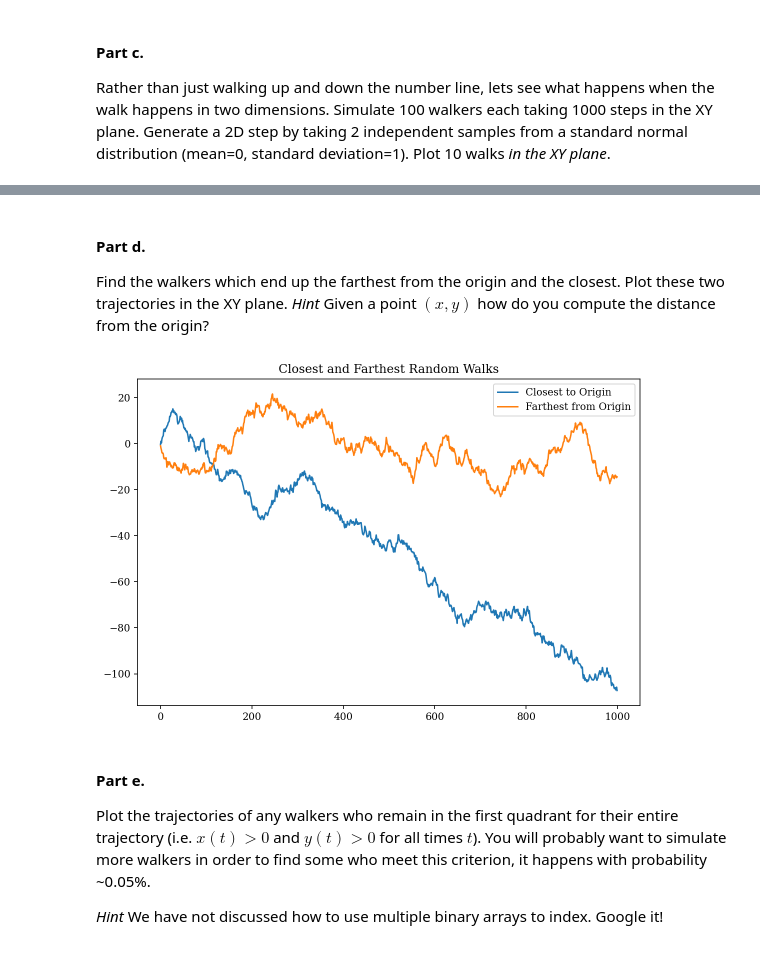
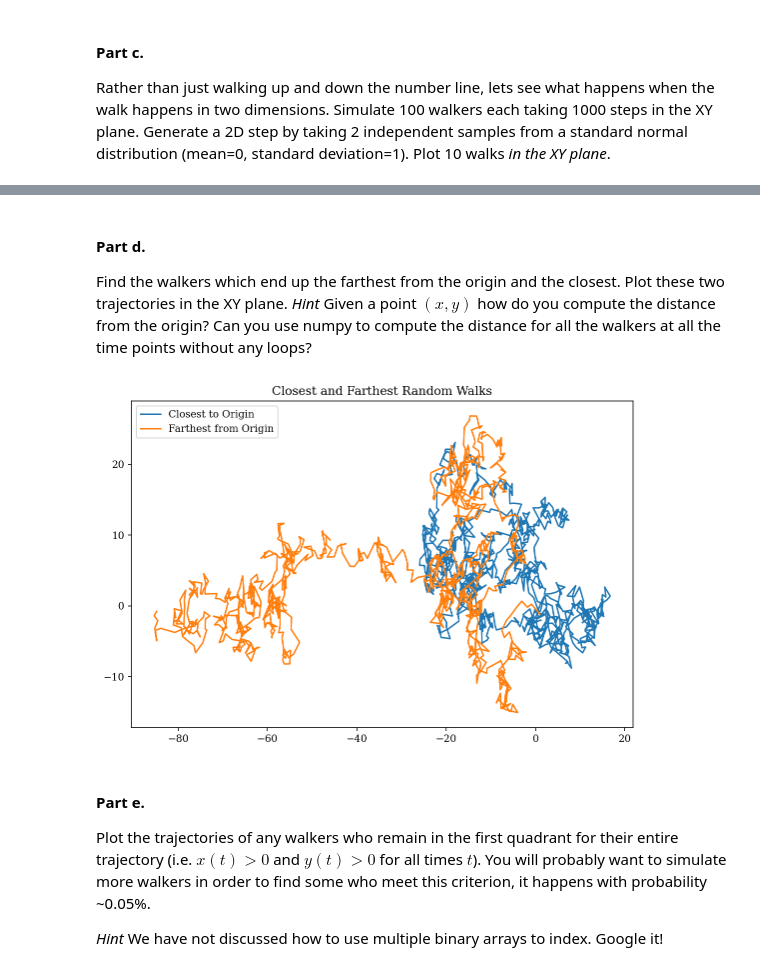
Before and after one commit to Hekstra-Lab/scientific-python-bootcamp, a Jupyter notebook: day2/day2.ipynb, the cells around one changed output, grey strips where cells are left out. Cells and saved outputs as stored; diff of their text form; code cells hidden in the pictures.

```diff
--- a/day2/day2.ipynb
+++ b/day2/day2.ipynb
@@ -30,6 +30,12 @@ Final task: Color the function according to the location of the maximum and mini
 # %%
 import numpy as np
 import matplotlib.pyplot as plt
+# %%
+#this cell changes some matplotlib defaults to make plots nicer
+import matplotlib as mpl
+mpl.rc("font", family='serif')
+mpl.rc("figure", figsize=(9,6))
+%config InlineBackend.figure_format = 'retina'
 # %%
 # 1. Making the arrays
 x0 = np.linspace(-4,4,250)
@@ -373,20 +521,20 @@ plt.show()
 # %% [markdown]
 #### Part d.
 
-Find the walkers which end up the farthest from the origin and the closest. Plot these two trajectories in the XY plane. *Hint* Given a point $(x,y)$ how do you compute the distance from the origin?
+Find the walkers which end up the farthest from the origin and the closest. Plot these two trajectories in the XY plane. *Hint* Given a point $(x,y)$ how do you compute the distance from the origin? Can you use numpy to compute the distance for all the walkers at all the time points without any loops?
 # %%
 R = np.sqrt(walks2d[0]**2 + walks2d[1]**2)
 # %%
 farthest = R[-1].argmax()
-closest = R[-1].argmax()
+closest = R[-1].argmin()
 # %%
-plt.plot(walks2d[0, :,closest], label="Closest to Origin")
-plt.plot(walks2d[1, :,farthest], label="Farthest from Origin")
+plt.plot(walks2d[0, :,closest], walks2d[1, :,closest], label="Closest to Origin")
+plt.plot(walks2d[0, :,farthest], walks2d[1, :,farthest], label="Farthest from Origin")
 plt.legend()
 plt.title("Closest and Farthest Random Walks")
 plt.show()
 # %% [output]
-[figure, old version]
+[figure, new version]
 # %% [markdown]
 #### Part e.
 
```
Also changed, not shown: parts of 63 cells of this notebook.
